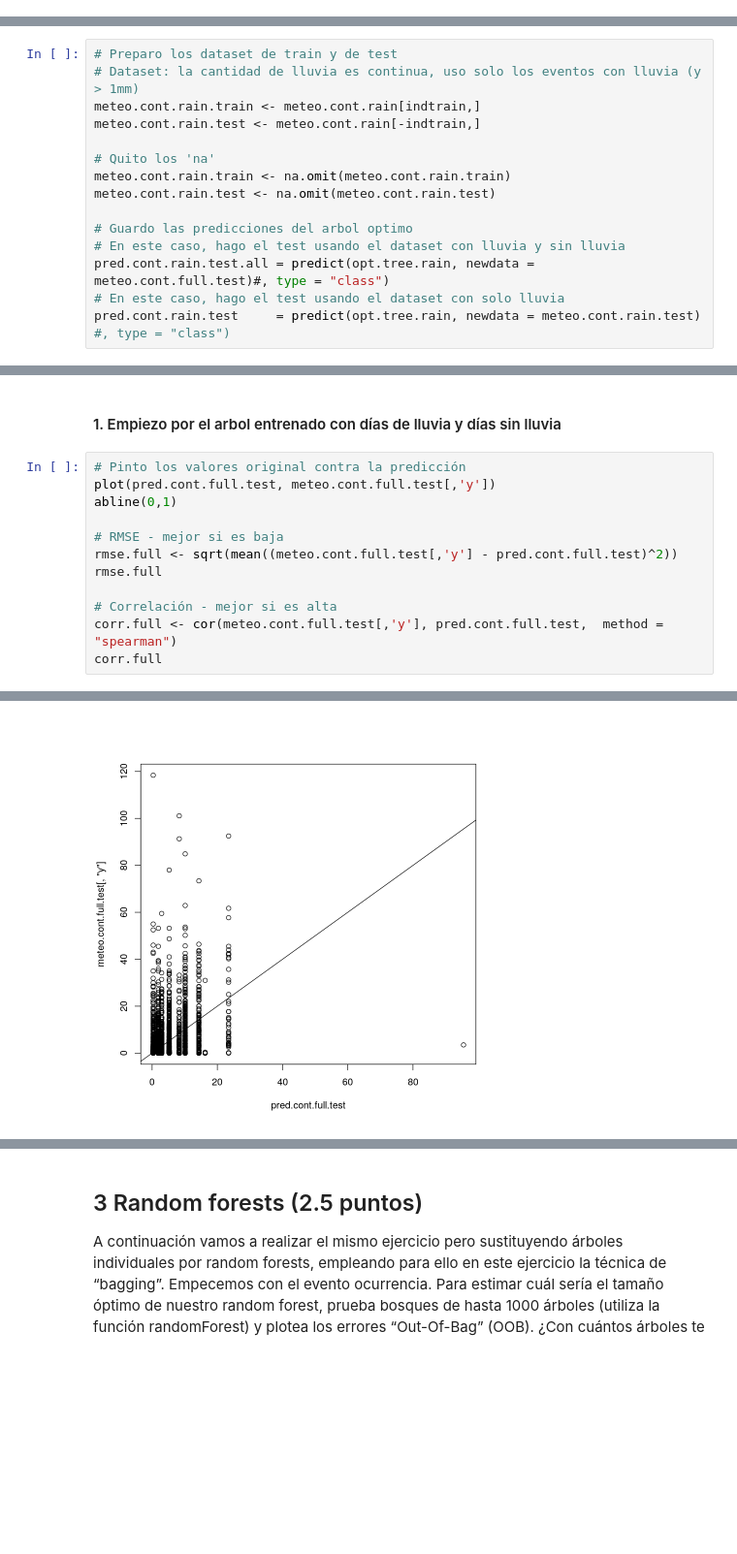
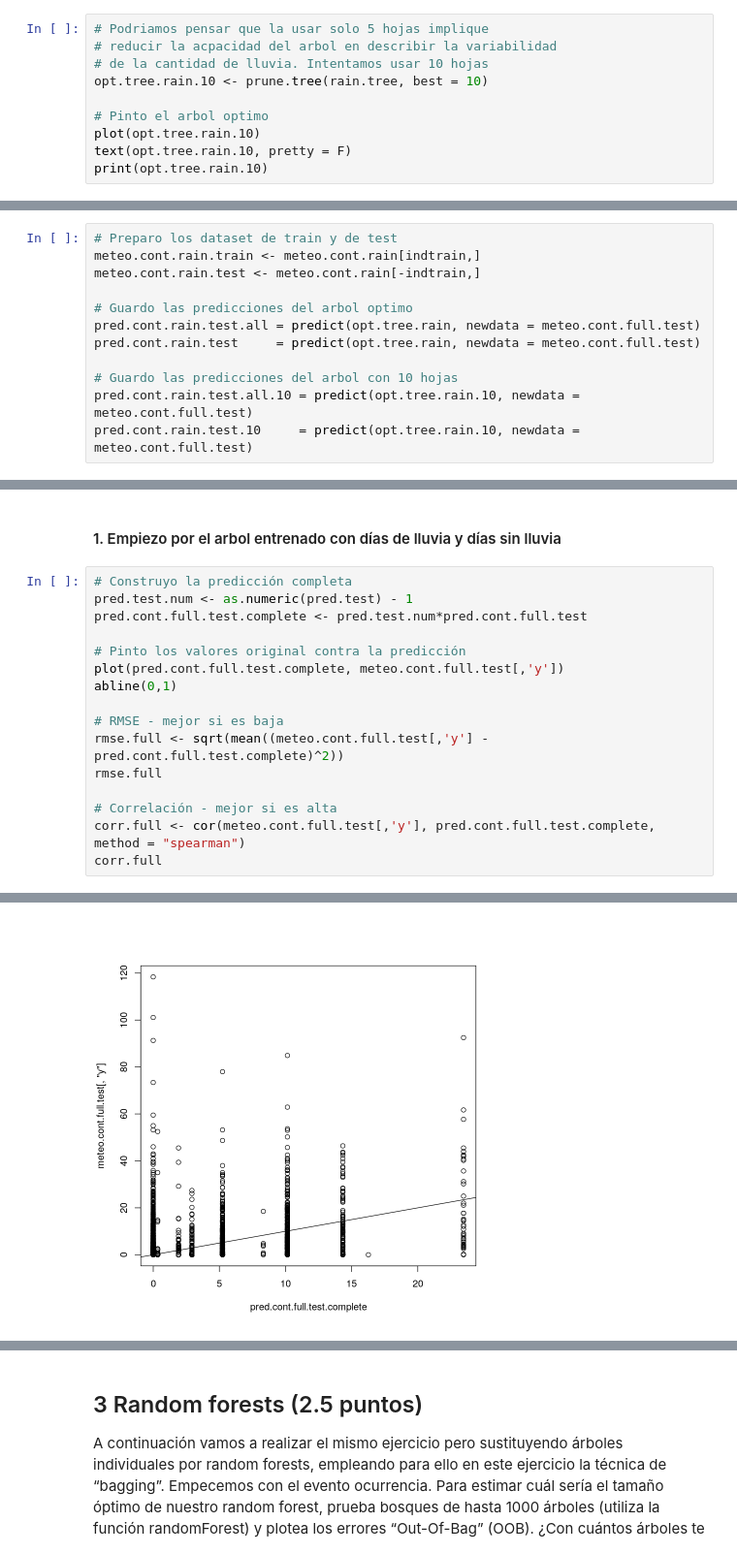
Before and after one commit to NTrevisani/DataScienceMaster, a Jupyter notebook: DataMining/Practica3/Practica3_NicoloTrevisani.ipynb, the cells around one changed output, grey strips where cells are left out. Shown at 97% size. Cells and saved outputs as stored; diff of their text form; blank space fills up the shorter version.

Commit message:
trees done

```diff
--- a/DataMining/Practica3/Practica3_NicoloTrevisani.ipynb
+++ b/DataMining/Practica3/Practica3_NicoloTrevisani.ipynb
@@ -368 +399,11 @@ Distribution of residuals:
 [figure]
+# %%
+# Podriamos pensar que la usar solo 5 hojas implique
+# reducir la acpacidad del arbol en describir la variabilidad
+# de la cantidad de lluvia. Intentamos usar 10 hojas
+opt.tree.rain.10 <- prune.tree(rain.tree, best = 10)
+
+# Pinto el arbol optimo
+plot(opt.tree.rain.10)
+text(opt.tree.rain.10, pretty = F)
+print(opt.tree.rain.10)
@@ -369,16 +429,13 @@ Distribution of residuals:
 # %%
 # Preparo los dataset de train y de test
-# Dataset: la cantidad de lluvia es continua, uso solo los eventos con lluvia (y > 1mm)
 meteo.cont.rain.train <- meteo.cont.rain[indtrain,]
 meteo.cont.rain.test <- meteo.cont.rain[-indtrain,]
 
-# Quito los 'na'
-meteo.cont.rain.train <- na.omit(meteo.cont.rain.train)
-meteo.cont.rain.test <- na.omit(meteo.cont.rain.test)
+# Guardo las predicciones del arbol optimo
+pred.cont.rain.test.all = predict(opt.tree.rain, newdata = meteo.cont.full.test)
+pred.cont.rain.test     = predict(opt.tree.rain, newdata = meteo.cont.full.test)
 
-# Guardo las predicciones del arbol optimo
-# En este caso, hago el test usando el dataset con lluvia y sin lluvia
-pred.cont.rain.test.all = predict(opt.tree.rain, newdata = meteo.cont.full.test)#, type = "class")
-# En este caso, hago el test usando el dataset con solo lluvia
-pred.cont.rain.test     = predict(opt.tree.rain, newdata = meteo.cont.rain.test) #, type = "class")
+# Guardo las predicciones del arbol con 10 hojas
+pred.cont.rain.test.all.10 = predict(opt.tree.rain.10, newdata = meteo.cont.full.test)
+pred.cont.rain.test.10     = predict(opt.tree.rain.10, newdata = meteo.cont.full.test)
 # %% [markdown]
@@ -411,15 +483,19 @@ Levels: 0 1
 # %% [markdown]
 #### 1. Empiezo por el arbol entrenado con días de lluvia y días sin lluvia
 # %%
+# Construyo la predicción completa
+pred.test.num <- as.numeric(pred.test) - 1
+pred.cont.full.test.complete <- pred.test.num*pred.cont.full.test
+
 # Pinto los valores original contra la predicción
-plot(pred.cont.full.test, meteo.cont.full.test[,'y'])
+plot(pred.cont.full.test.complete, meteo.cont.full.test[,'y'])
 abline(0,1)
 
 # RMSE - mejor si es baja
-rmse.full <- sqrt(mean((meteo.cont.full.test[,'y'] - pred.cont.full.test)^2))
+rmse.full <- sqrt(mean((meteo.cont.full.test[,'y'] - pred.cont.full.test.complete)^2))
 rmse.full
 
 # Correlación - mejor si es alta
-corr.full <- cor(meteo.cont.full.test[,'y'], pred.cont.full.test,  method = "spearman")
+corr.full <- cor(meteo.cont.full.test[,'y'], pred.cont.full.test.complete,  method = "spearman")
 corr.full
 # %% [output]
@@ -428,2 +504,2 @@ corr.full
-[figure, old version]
+[figure, new version]
 # %% [markdown]
```
Also changed, not shown: parts of 27 cells of this notebook, 2 other files.
